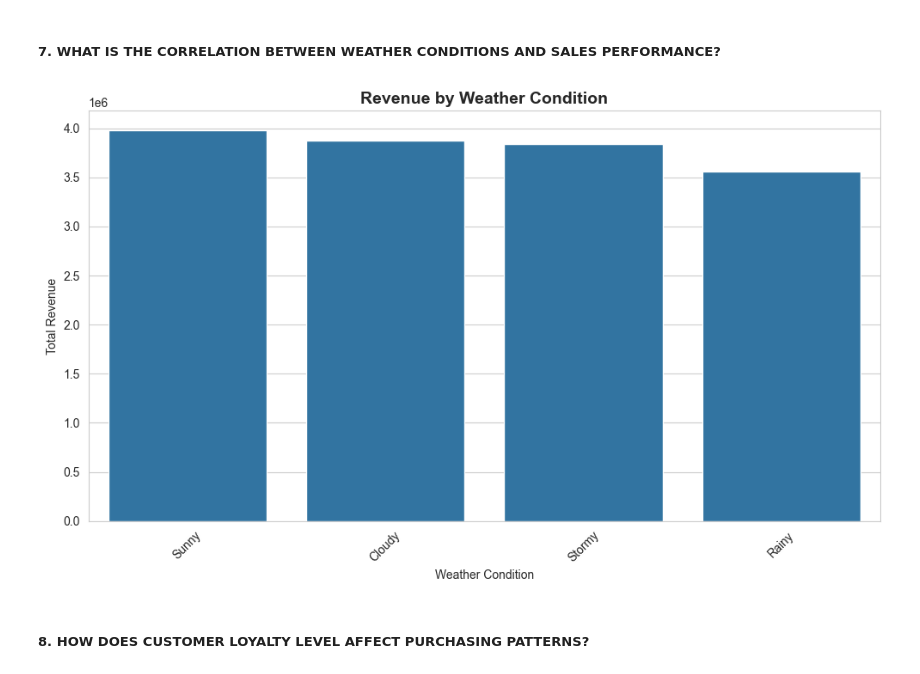
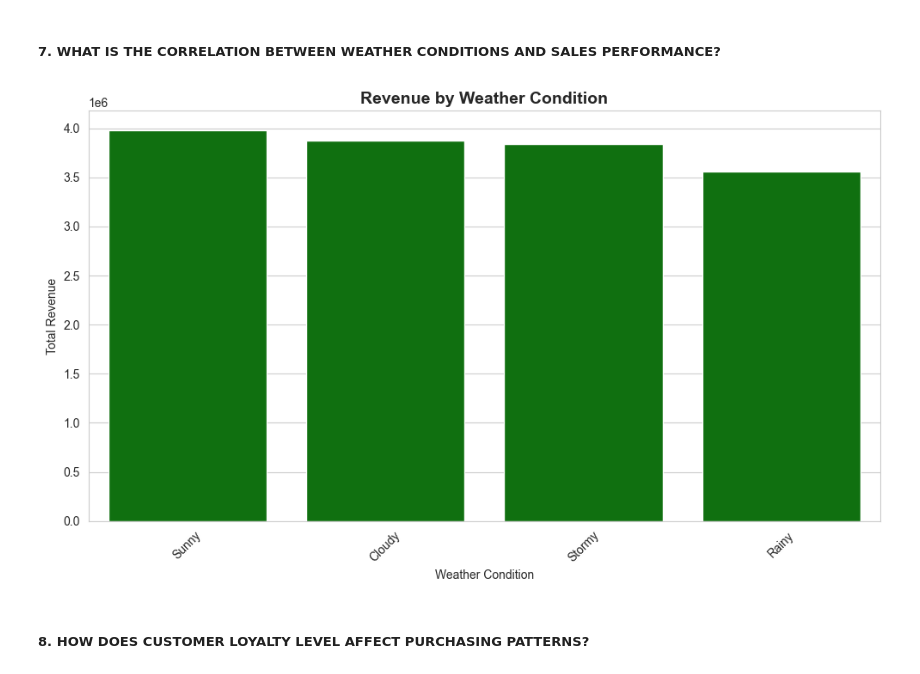
Before and after one commit to RejinBK/Walmart-Sales-Analysis, a Jupyter notebook: Walmart EDA.ipynb, the cells around one changed output. Saved outputs shown, nothing was run; the diff lists cells and outputs as text; code cells hidden in the pictures.

```diff
--- a/Walmart EDA.ipynb
+++ b/Walmart EDA.ipynb
@@ -268,18 +268,18 @@ ax.bar_label(ax.containers[0])
 # %%
 # Calculate revenue by weather
 weather_sales = df.groupby('weather_conditions')['revenue'].sum().reset_index()
 weather_sales = weather_sales.sort_values(by='revenue', ascending=False)
 
 plt.figure(figsize=(10, 6))
-sns.barplot(data=weather_sales, x='weather_conditions', y='revenue')
+sns.barplot(data=weather_sales, x='weather_conditions', y='revenue',color='green')
 plt.title('Revenue by Weather Condition', fontsize=14, weight='bold')
 plt.xlabel('Weather Condition')
 plt.ylabel('Total Revenue')
 plt.xticks(rotation=45)
 plt.tight_layout()
 plt.show()
 # %% [output]
-[figure, old version]
+[figure, new version]
 # %% [markdown]
 ##### 8. HOW DOES CUSTOMER LOYALTY LEVEL AFFECT PURCHASING PATTERNS?
 # %%
```
Also changed, not shown: parts of 4 cells of this notebook, 1 other file.
